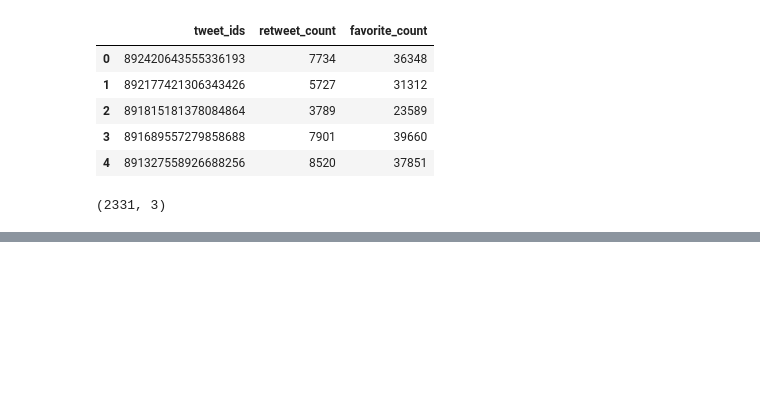
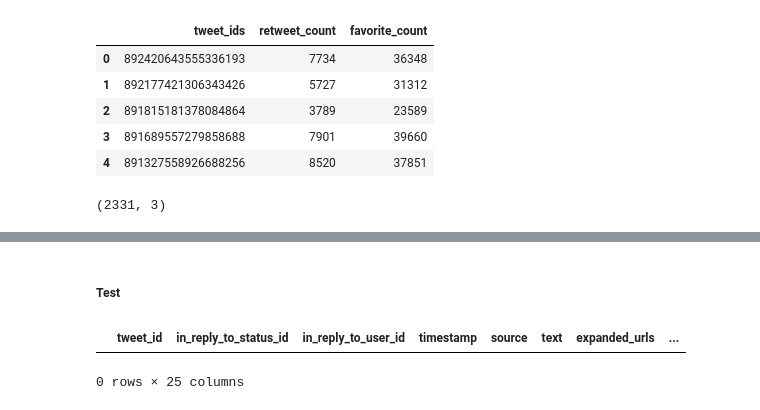
Before and after one commit to dsllt/Udacity_DA_P4, a Jupyter notebook: wrangle_act.ipynb, the cells around one changed output, grey strips where cells are left out. Drawn from its saved outputs; the diff is of its cells as text; code cells hidden in the pictures; blank space fills up the shorter version.

```diff
--- a/wrangle_act.ipynb
+++ b/wrangle_act.ipynb
@@ -454,0 +531,5 @@ tweet_API.shape
+# %%
+# Copy the datasets before cleaning
+twitter_archive_clean = twitter_archive.copy()
+image_prediction_clean = image_prediction.copy()
+tweet_API_clean = tweet_API.copy()
@@ -454,0 +601,8 @@ tweet_API.shape
+# %% [markdown]
+##### Test
+# %%
+twitter_archive_clean[(twitter_archive_clean.img_num != 1)&(twitter_archive_clean.img_num != 2)&
+                     (twitter_archive_clean.img_num != 3)&(twitter_archive_clean.img_num != 4)]
+# %% [output]
+|  | tweet_id | in_reply_to_status_id | in_reply_to_user_id | timestamp | source | text | expanded_urls | ... |
+0 rows × 25 columns
```
Also changed, not shown: parts of 31 cells of this notebook.
